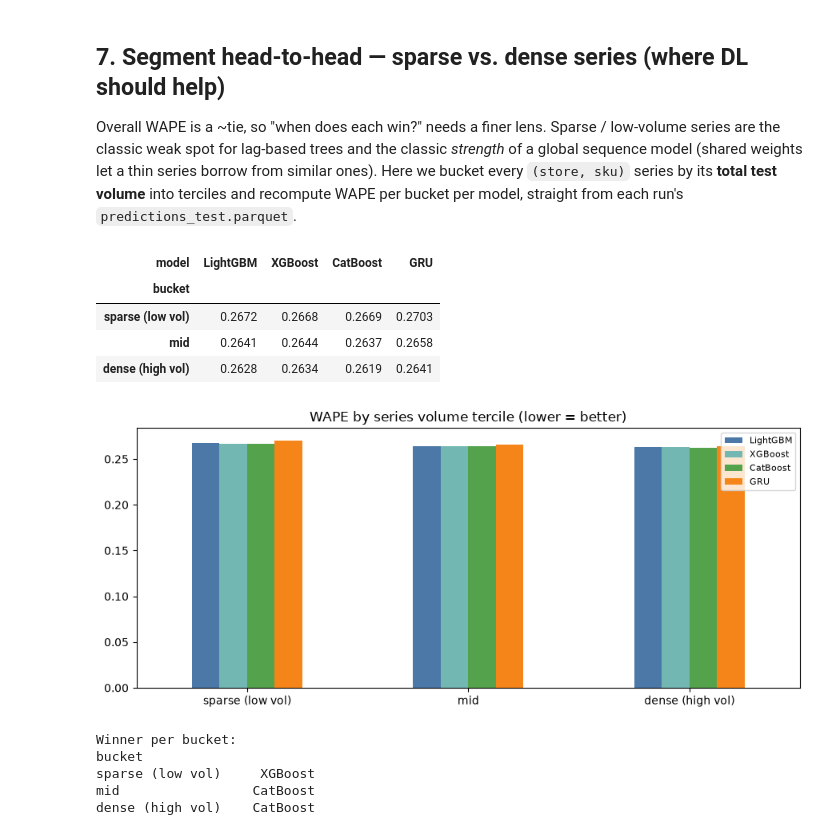
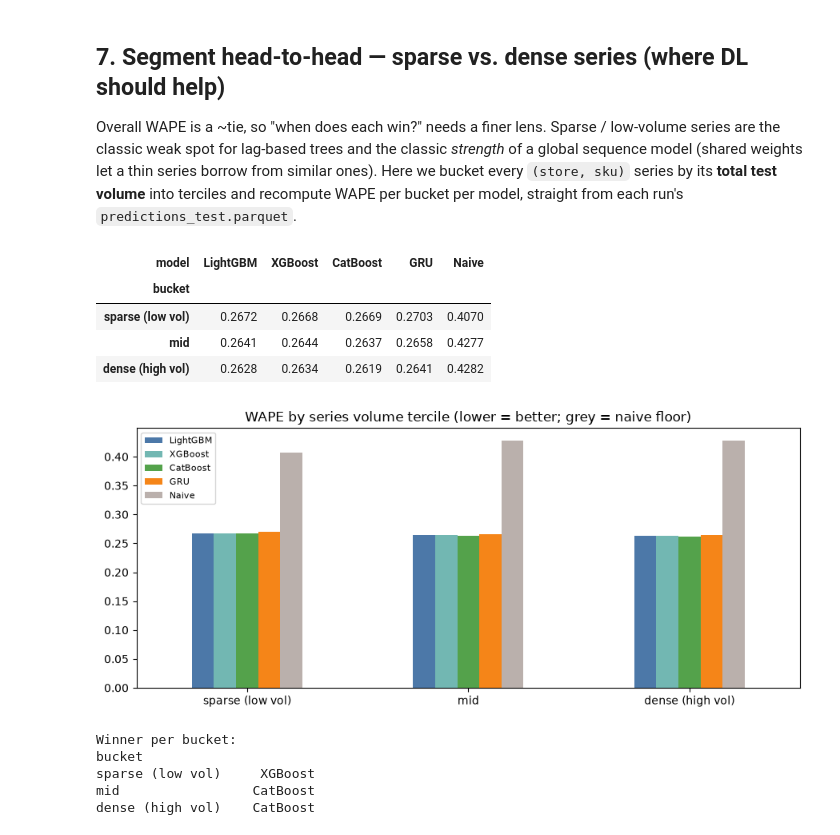
Before and after one commit to sush4nt/time-series-forecasting, a Jupyter notebook: notebooks/model_comparison.ipynb, the cells around one changed output. Cells and saved outputs as stored; diff of their text form; code cells hidden in the pictures.

```diff
--- a/notebooks/model_comparison.ipynb
+++ b/notebooks/model_comparison.ipynb
@@ -36,13 +37,13 @@ def latest(prefix: str) -> Path | None:
     runs = [p for p in ARTIFACTS.glob(f"{prefix}*/") if p.is_dir()]
     return max(runs, key=lambda p: p.stat().st_mtime) if runs else None
 
-# All model families compared on identical splits/metrics. Each maps to its
+# Learned model families compared on identical splits/metrics. Each maps to its
 # LATEST run folder; missing models are skipped automatically.
 MODEL_PREFIX = {"LightGBM": "lightgbm", "XGBoost": "xgboost",
                 "CatBoost": "catboost", "GRU": "gru"}
-# Stable colour per model for every chart below.
-COLORS = {"LightGBM": "#4C78A8", "XGBoost": "#72B7B2",
-          "CatBoost": "#54A24B", "GRU": "#F58518"}
+# Stable colour per entry for every chart below ("Naive" = the reference floor).
+COLORS = {"LightGBM": "#4C78A8", "XGBoost": "#72B7B2", "CatBoost": "#54A24B",
+          "GRU": "#F58518", "Naive": "#BAB0AC"}
 
 def load(run_dir: Path) -> dict:
     with open(run_dir / "metrics.json") as f:
@@ -51,19 +52,30 @@ def load(run_dir: Path) -> dict:
         run_meta = json.load(f)
     return {"metrics": metrics, "run_meta": run_meta, "dir": run_dir}
 
-runs, palette = {}, []
+runs = {}
 for name, prefix in MODEL_PREFIX.items():
     d = latest(prefix)
     if d is None:
         print(f"{name:<9} <- (no run found, skipped)")
         continue
     runs[name] = load(d)
-    palette.append(COLORS[name])
     print(f"{name:<9} <- {d.name}")
 
-MODELS = list(runs)            # comparison order, only models that exist
+MODELS = list(runs)            # learned models only (order = comparison order)
 TREES = [m for m in MODELS if m != "GRU"]
 assert MODELS, "No runs found in artifacts/ — train at least one model first."
+
+# Seasonal-naive reference *floor* (optional). Loaded as a separate entry so the
+# "winner" logic below never treats it as a contender — it is the bar to clear.
+NAIVE = None
+nd = latest("naive_seasonal")
+if nd is not None:
+    runs["Naive"] = load(nd); NAIVE = "Naive"
+    print(f"{'Naive':<9} <- {nd.name}  (reference floor — same-weekday, lag 14)")
+
+ALL = MODELS + ([NAIVE] if NAIVE else [])   # models + floor, for display tables
+cols = lambda names: [COLORS[n] for n in names]   # colour list helper
+palette = cols(MODELS)
 # %% [output]
 LightGBM  <- lightgbm_20260903_185246
 XGBoost   <- xgboost_20260903_183405
@@ -295,37 +326,38 @@ recompute WAPE per bucket per model, straight from each run's `predictions_test.
 # %%
 def wape(g):
     d = g["units_sold"].abs().sum()
     return np.nan if d == 0 else g["error"].abs().sum() / d
 
 # Define volume terciles ONCE, from the first model, so buckets are identical across models.
 base_pred = pd.read_parquet(runs[MODELS[0]]["dir"] / "predictions_test.parquet")
 vol = base_pred.groupby(["store_id", "sku_id"])["units_sold"].sum().rename("vol")
 edges = vol.quantile([0, 1/3, 2/3, 1.0]).values
 labels = ["sparse (low vol)", "mid", "dense (high vol)"]
 bucket = pd.cut(vol, bins=np.unique(edges), labels=labels, include_lowest=True).rename("bucket")
 
 rows = []
-for name in MODELS:
+for name in ALL:  # learned models + naive floor
     p = pd.read_parquet(runs[name]["dir"] / "predictions_test.parquet").copy()
     p["error"] = p["y_pred"] - p["units_sold"]
     p = p.merge(bucket, on=["store_id", "sku_id"], how="left")
     for b in labels:
         rows.append({"model": name, "bucket": b, "WAPE": wape(p[p["bucket"] == b])})
-sparse = pd.DataFrame(rows).pivot(index="bucket", columns="model", values="WAPE").reindex(labels)[MODELS]
+sparse = pd.DataFrame(rows).pivot(index="bucket", columns="model", values="WAPE").reindex(labels)[ALL]
 display(sparse)
 
-ax = sparse.plot(kind="bar", figsize=(9, 4), color=palette)
-ax.set_title("WAPE by series volume tercile (lower = better)")
+ax = sparse.plot(kind="bar", figsize=(9, 4), color=cols(ALL))
+ax.set_title("WAPE by series volume tercile (lower = better; grey = naive floor)")
 ax.set_xlabel(""); ax.tick_params(axis="x", rotation=0); ax.legend(fontsize=8)
 plt.tight_layout(); plt.show()
-print("Winner per bucket:\n" + sparse.idxmin(axis=1).to_string())
+# Winner among LEARNED models only (naive is the floor).
+print("Winner per bucket:\n" + sparse[MODELS].idxmin(axis=1).to_string())
 # %% [output]
-| model | LightGBM | XGBoost | CatBoost | GRU |
-| bucket |  |  |  |  |
-| sparse (low vol) | 0.2672 | 0.2668 | 0.2669 | 0.2703 |
-| mid | 0.2641 | 0.2644 | 0.2637 | 0.2658 |
-| dense (high vol) | 0.2628 | 0.2634 | 0.2619 | 0.2641 |
+| model | LightGBM | XGBoost | CatBoost | GRU | Naive |
+| bucket |  |  |  |  |  |
+| sparse (low vol) | 0.2672 | 0.2668 | 0.2669 | 0.2703 | 0.4070 |
+| mid | 0.2641 | 0.2644 | 0.2637 | 0.2658 | 0.4277 |
+| dense (high vol) | 0.2628 | 0.2634 | 0.2619 | 0.2641 | 0.4282 |
-[figure, old version]
+[figure, new version]
 Winner per bucket:
 bucket
 sparse (low vol)     XGBoost
```
Also changed, not shown: parts of 11 cells of this notebook, 3 other files.
